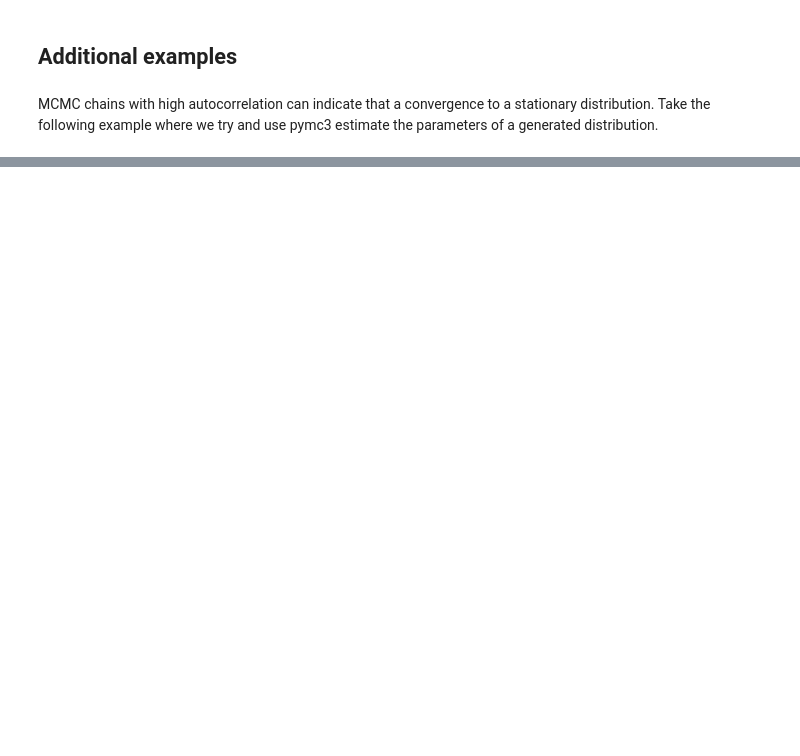
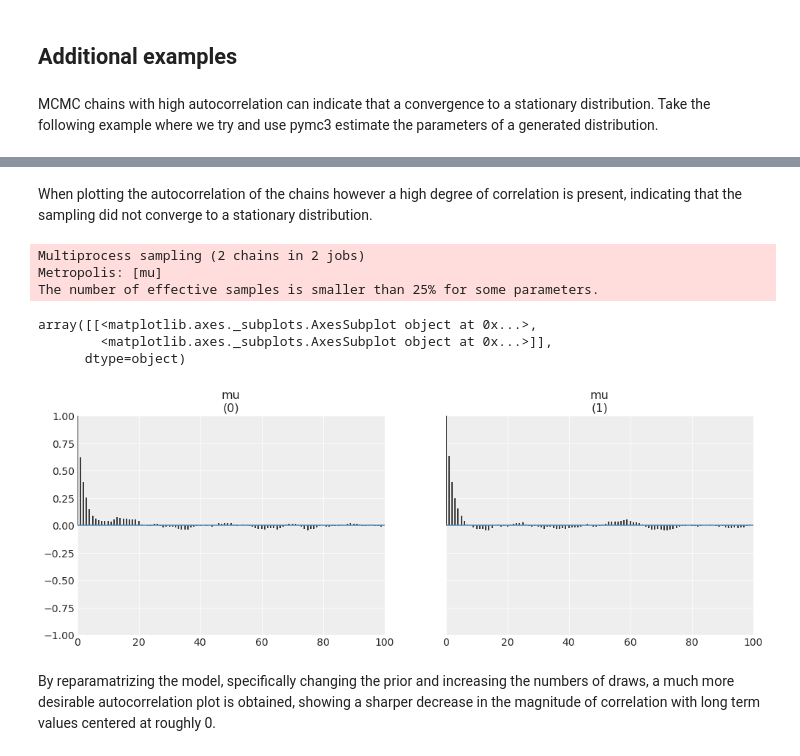
Before and after one commit to arviz-devs/Exploratory-Analysis-of-Bayesian-Models, a Jupyter notebook: plots/AutoCorrelation.ipynb, the cells around one changed output, grey strips where cells are left out. Drawn from its saved outputs; the diff is of its cells as text; code cells hidden in the pictures; blank space fills up the shorter version.

Commit message:
Update AutoCorrelation docs

```diff
--- a/plots/AutoCorrelation.ipynb
+++ b/plots/AutoCorrelation.ipynb
@@ -88,0 +102,21 @@ From a modeling standpoint`Mu`is a free, or unknown, parameter that is being est
+# %% [markdown]
+When plotting the autocorrelation of the chains however a high degree of correlation is present, indicating that the sampling did not converge to a stationary distribution.
+# %%
+# Attempt to use pymc3 to estimate mean of the distribution
+with pm.Model() as model:
+    mu = pm.Uniform("mu")
+    y = pm.Normal("y", mu=mu, sd=SD, observed=obs)
+    step = pm.Metropolis()
+    trace = pm.sample(5000, step, chains=2)
+
+az.plot_autocorr(trace)
+# %% [output]
+Multiprocess sampling (2 chains in 2 jobs)
+Metropolis: [mu]
+The number of effective samples is smaller than 25% for some parameters.
+array([[<matplotlib.axes._subplots.AxesSubplot object at 0x...>,
+        <matplotlib.axes._subplots.AxesSubplot object at 0x...>]],
+      dtype=object)
+[figure, added]
+# %% [markdown]
+By reparamatrizing the model, specifically changing the prior and increasing the numbers of draws, a much more desirable autocorrelation plot is obtained, showing a sharper decrease in the magnitude of correlation with long term values centered at roughly 0.
```
Also changed, not shown: parts of 9 cells of this notebook, 1 other file.
